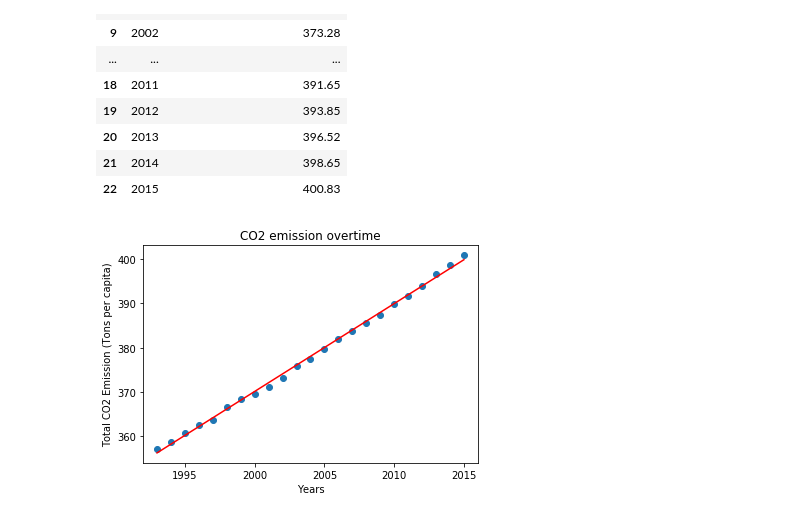
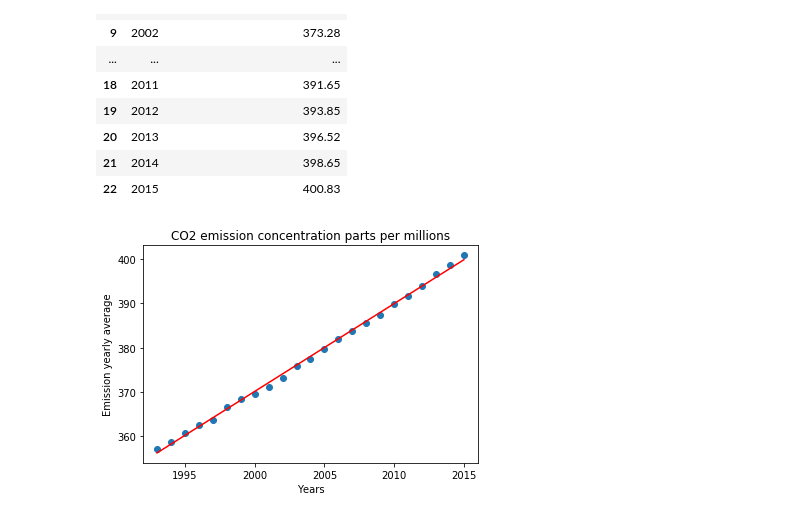
Before and after one commit to magcox5/climate_change_2038, a Jupyter notebook: emission_scrub.ipynb, the cells around one changed output. Saved outputs shown, nothing was run; the diff lists cells and outputs as text; code cells hidden in the pictures.

Commit message:
clean and rename files and check all the saved images

```diff
--- a/emission_scrub.ipynb
+++ b/emission_scrub.ipynb
@@ -196,12 +196,12 @@ Y_pred = linear_regressor.predict(X)  # make predictions
 # %%
 #Plot
 plt.scatter(X, Y)
 plt.plot(X, Y_pred, color='red')
 plt.xlim(1992, 2016)
 plt.xlabel('Years')
-plt.ylabel('Total CO2 Emission (Tons per capita)')
-plt.title('CO2 emission overtime')
+plt.ylabel('Emission yearly average')
+plt.title('CO2 emission concentration parts per millions')
 fig1 = plt.gcf()
-fig1.savefig("images/CO2_emission_overtime.png")
+fig1.savefig("images/CO2_emission_ppm.png")
 # %% [output]
-[figure, old version]
+[figure, new version]
```
